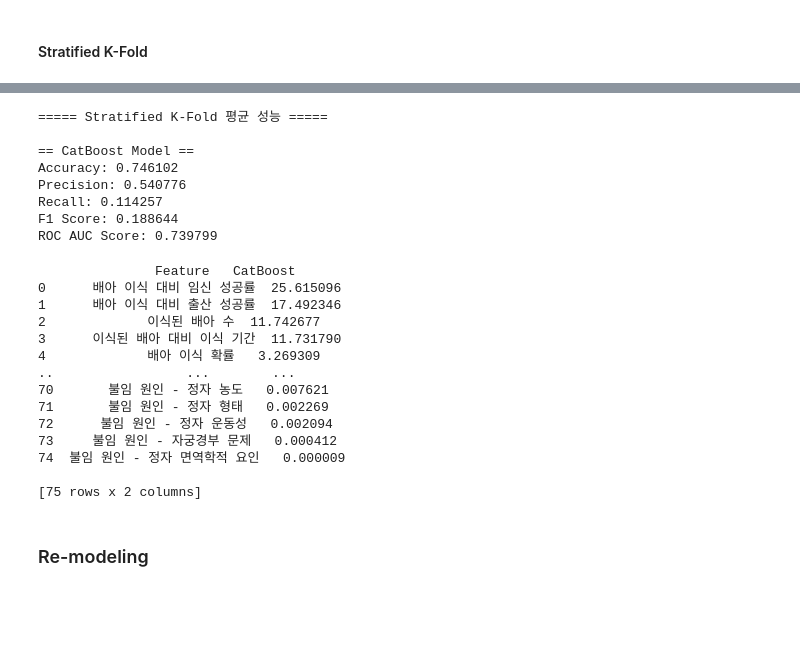
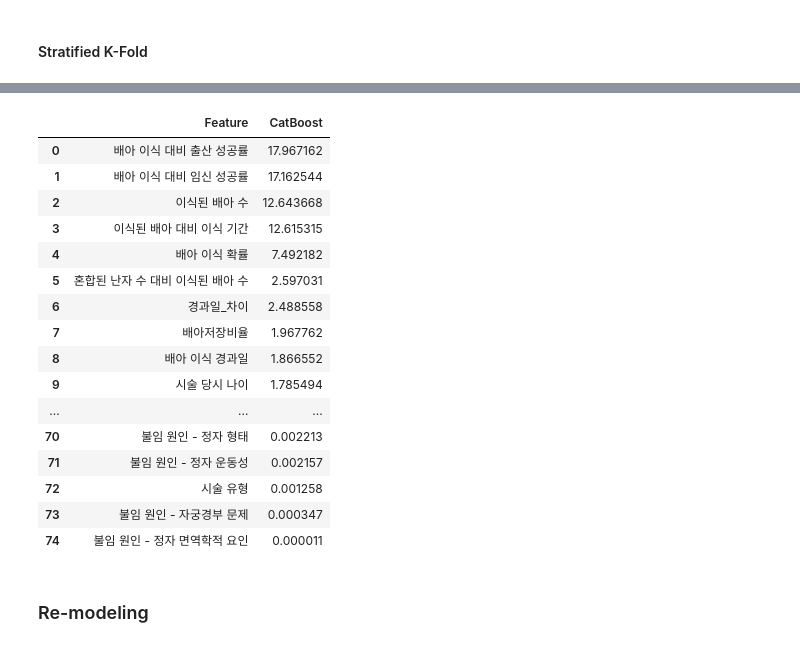
Before and after one commit to dablro12/LGAimers5th, a Jupyter notebook: 0.7414556382_kang.ipynb, the cells around one changed output, grey strips where cells are left out. Saved outputs shown, nothing was run; the diff lists cells and outputs as text; code cells hidden in the pictures; blank space fills up the shorter version.

```diff
--- a/0.7414556382_kang.ipynb
+++ b/0.7414556382_kang.ipynb
@@ -392,14 +389,12 @@ def eiden_feature_engineering(df):
     df['임신 대비 출산 성공률'] = df['총 출산 횟수'] / df['총 임신 횟수']
     df['임신 대비 출산 실패율'] = 1 - df['임신 대비 출산 성공률']
 
-    # 이식된 배아 수 대비 나이 : 나이가 많을수록 이식된 배아 수가 적어질 것이라 가정
-    df['이식된 배아 수 대비 나이'] = df['시술 당시 나이'] / df['이식된 배아 수']
-    df['이식된 배아 수 대비 나이'] = df['이식된 배아 수 대비 나이'].fillna(0)
+    #[Feature] 혼합된 난자 수 대비 이식된 배아 수
+    df['혼합된 난자 수 대비 이식된 배아 수'] = df['혼합된 난자 수'] / df['이식된 배아 수']
+    # 만약 이식된 배아 수가 0이면 0으로 대체
+    df.loc[df['이식된 배아 수'] == 0, '혼합된 난자 수 대비 이식된 배아 수'] = 0
+    # df.loc[df['이식된 배아 수'] == -1, '혼합된 난자 수 대비 이식된 배아 수'] = -1
+
     return df
-
-
-    # 배아 수 대비 총 출산 횟수
 df_train = eiden_feature_engineering(df_train)
 df_test = eiden_feature_engineering(df_test)
-
-df_train['시술 당시 나이']
@@ -555,50 +535,38 @@ for fold, (train_idx, val_idx) in enumerate(skf.split(X, y), 1):
-# %%
-# 평가 지표 평균 출력
-print("===== Stratified K-Fold 평균 성능 =====")
-for model_name, model_metrics in metrics.items():
-    avg_metrics = {metric: np.mean([fold_metric[metric] for fold_metric in model_metrics]) for metric in model_metrics[0]}
-
-    print(f"\n== {model_name} Model ==")
-    for metric, value in avg_metrics.items():
-        print(f"{metric}: {value:.6f}")
-# %% [output]
-===== Stratified K-Fold 평균 성능 =====
-
-== CatBoost Model ==
-Accuracy: 0.746102
-Precision: 0.540776
-Recall: 0.114257
-F1 Score: 0.188644
-ROC AUC Score: 0.739799
 # %%
 # 최종 변수 중요도 평균 계산
 df_fi_list = []
 for model_name, fi_list in feature_importances.items():
     avg_importance = np.mean(fi_list, axis=0)
     df_fi = pd.DataFrame({
         'Feature': X_train.columns,
         model_name: avg_importance
     })
     df_fi = df_fi.sort_values(by=model_name, ascending=False).reset_index(drop=True)
     df_fi_list.append(df_fi)
 
 df_fi_final = pd.concat(df_fi_list, axis=1)
-print(df_fi_final)
+# 모든 데이터프레임이 다 보이게 print
+pd.set_option('display.max_columns', None)
+pd.set_option('display.max_rows', None)
+df_fi_final
 # %% [output]
-               Feature   CatBoost
-0      배아 이식 대비 임신 성공률  25.615096
-1      배아 이식 대비 출산 성공률  17.492346
-2             이식된 배아 수  11.742677
-3      이식된 배아 대비 이식 기간  11.731790
-4             배아 이식 확률   3.269309
-..                 ...        ...
-70       불임 원인 - 정자 농도   0.007621
-71       불임 원인 - 정자 형태   0.002269
-72      불임 원인 - 정자 운동성   0.002094
-73     불임 원인 - 자궁경부 문제   0.000412
-74  불임 원인 - 정자 면역학적 요인   0.000009
-
-[75 rows x 2 columns]
+|  | Feature | CatBoost |
+| 0 | 배아 이식 대비 출산 성공률 | 17.967162 |
+| 1 | 배아 이식 대비 임신 성공률 | 17.162544 |
+| 2 | 이식된 배아 수 | 12.643668 |
+| 3 | 이식된 배아 대비 이식 기간 | 12.615315 |
+| 4 | 배아 이식 확률 | 7.492182 |
+| 5 | 혼합된 난자 수 대비 이식된 배아 수 | 2.597031 |
+| 6 | 경과일_차이 | 2.488558 |
+| 7 | 배아저장비율 | 1.967762 |
+| 8 | 배아 이식 경과일 | 1.866552 |
+| 9 | 시술 당시 나이 | 1.785494 |
+| ... | ... | ... |
+| 70 | 불임 원인 - 정자 형태 | 0.002213 |
+| 71 | 불임 원인 - 정자 운동성 | 0.002157 |
+| 72 | 시술 유형 | 0.001258 |
+| 73 | 불임 원인 - 자궁경부 문제 | 0.000347 |
+| 74 | 불임 원인 - 정자 면역학적 요인 | 0.000011 |
 # %%
 # catboost 기준 변수 중요도 0.1 미만 변수 제거
 df_cat = df_fi_final.iloc[:, :2]
```
Also changed, not shown: parts of 10 cells of this notebook.
